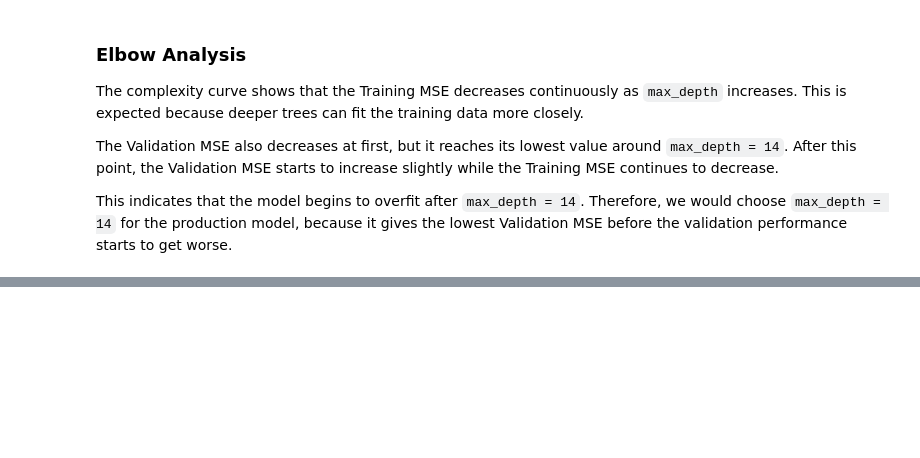
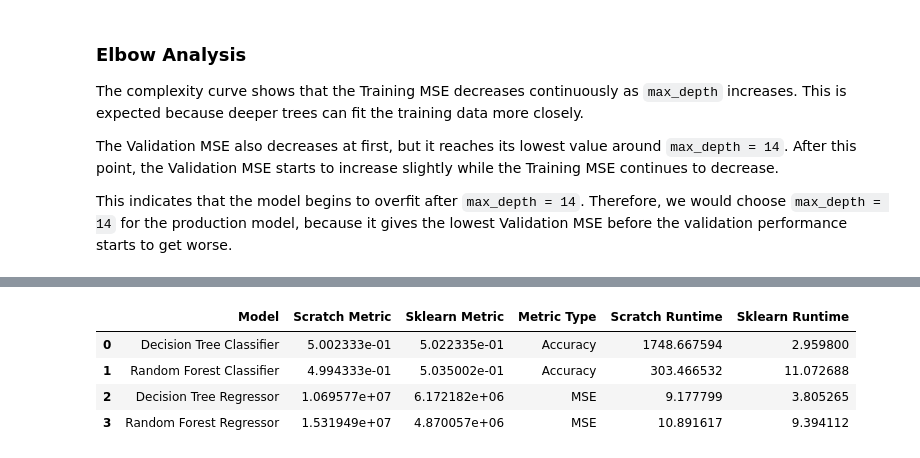
Before and after one commit to malak-re3/MACHINE-LEARNING-EX1, a Jupyter notebook: assignment1 (2).ipynb, the cells around one changed output, grey strips where cells are left out. Drawn from its saved outputs; the diff is of its cells as text; code cells hidden in the pictures; blank space fills up the shorter version.

```diff
--- a/assignment1 (2).ipynb
+++ b/assignment1 (2).ipynb
@@ -1114,6 +1114,7 @@ A lower MSE means better prediction performance.
 # Decision Tree Regressor
 # -----------------------------
 
+start_time = time.time()
 
 dt_regressor = DecisionTreeRegressorScratch(
     max_depth=8,
@@ -1131,10 +1132,12 @@ dt_regressor_test_pred = dt_regressor.predict(X_test_encoded)
 dt_regressor_val_mse = mean_squared_error(y_val_reg, dt_regressor_val_pred)
 dt_regressor_test_mse = mean_squared_error(y_test_reg, dt_regressor_test_pred)
 
+dt_regressor_runtime = time.time() - start_time
 
 print("Decision Tree Regressor")
 print("Validation MSE:", dt_regressor_val_mse)
 print("Test MSE:", dt_regressor_test_mse)
+print("Runtime:", dt_regressor_runtime, "seconds")
 # %% [output]
 Decision Tree Regressor
 Validation MSE: 11075662.390444623
@@ -1271,0 +1466,47 @@ This indicates that the model begins to overfit after `max_depth = 14`. Therefor
+# %%
+comparison_results = pd.DataFrame({
+    "Model": [
+        "Decision Tree Classifier",
+        "Random Forest Classifier",
+        "Decision Tree Regressor",
+        "Random Forest Regressor"
+    ],
+    "Scratch Metric": [
+        dt_classifier_test_accuracy,
+        rf_classifier_test_accuracy,
+        dt_regressor_test_mse,
+        rf_regressor_test_mse
+    ],
+    "Sklearn Metric": [
+        sklearn_dt_classifier_test_accuracy,
+        sklearn_rf_classifier_test_accuracy,
+        sklearn_dt_regressor_test_mse,
+        sklearn_rf_regressor_test_mse
+    ],
+    "Metric Type": [
+        "Accuracy",
+        "Accuracy",
+        "MSE",
+        "MSE"
+    ],
+    "Scratch Runtime": [
+        dt_classifier_runtime,
+        rf_classifier_runtime,
+        dt_regressor_runtime,
+        rf_regressor_runtime
+    ],
+    "Sklearn Runtime": [
+        sklearn_dt_classifier_runtime,
+        sklearn_rf_classifier_runtime,
+        sklearn_dt_regressor_runtime,
+        sklearn_rf_regressor_runtime
+    ]
+})
+
+comparison_results
+# %% [output]
+|  | Model | Scratch Metric | Sklearn Metric | Metric Type | Scratch Runtime | Sklearn Runtime |
+| 0 | Decision Tree Classifier | 5.002333e-01 | 5.022335e-01 | Accuracy | 1748.667594 | 2.959800 |
+| 1 | Random Forest Classifier | 4.994333e-01 | 5.035002e-01 | Accuracy | 303.466532 | 11.072688 |
+| 2 | Decision Tree Regressor | 1.069577e+07 | 6.172182e+06 | MSE | 9.177799 | 3.805265 |
+| 3 | Random Forest Regressor | 1.531949e+07 | 4.870057e+06 | MSE | 10.891617 | 9.394112 |
```
Also changed, not shown: parts of 15 cells of this notebook.
